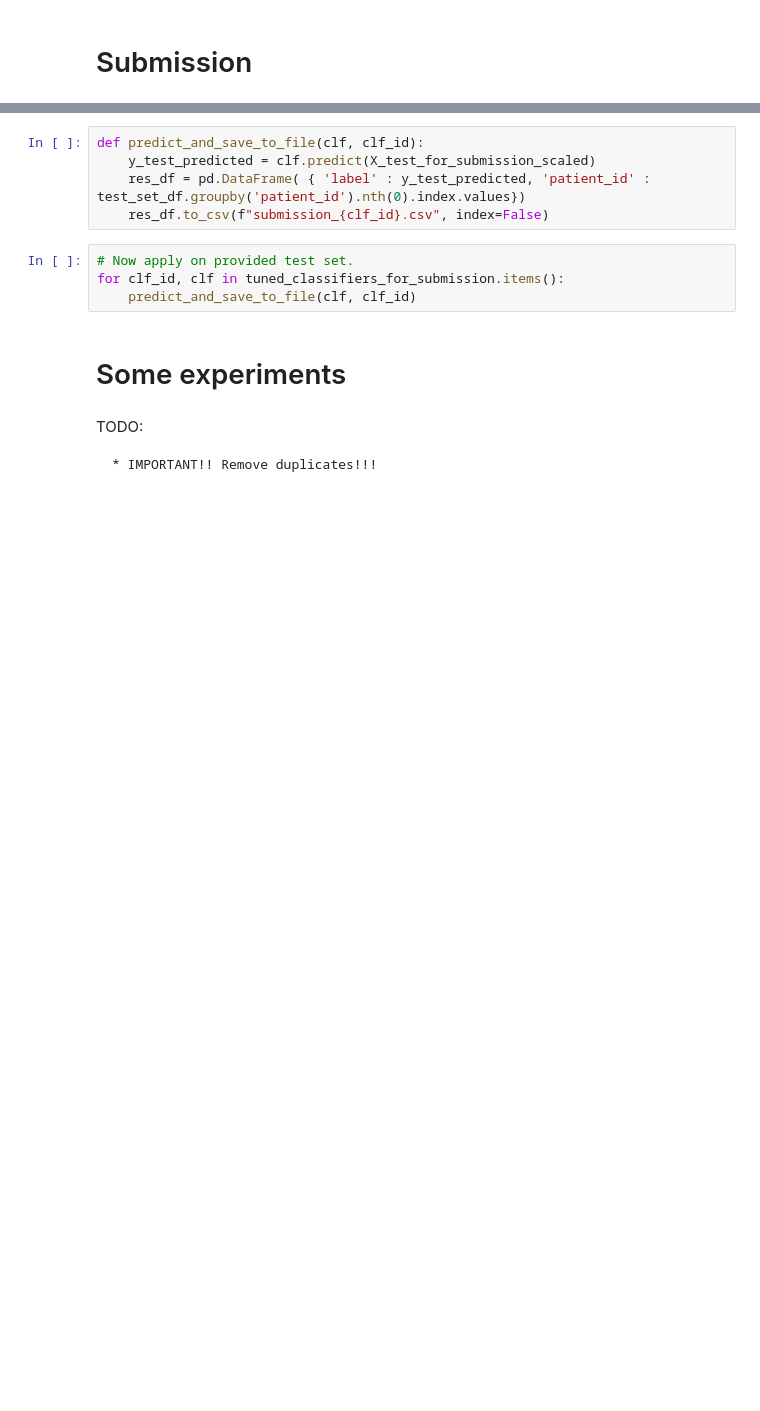
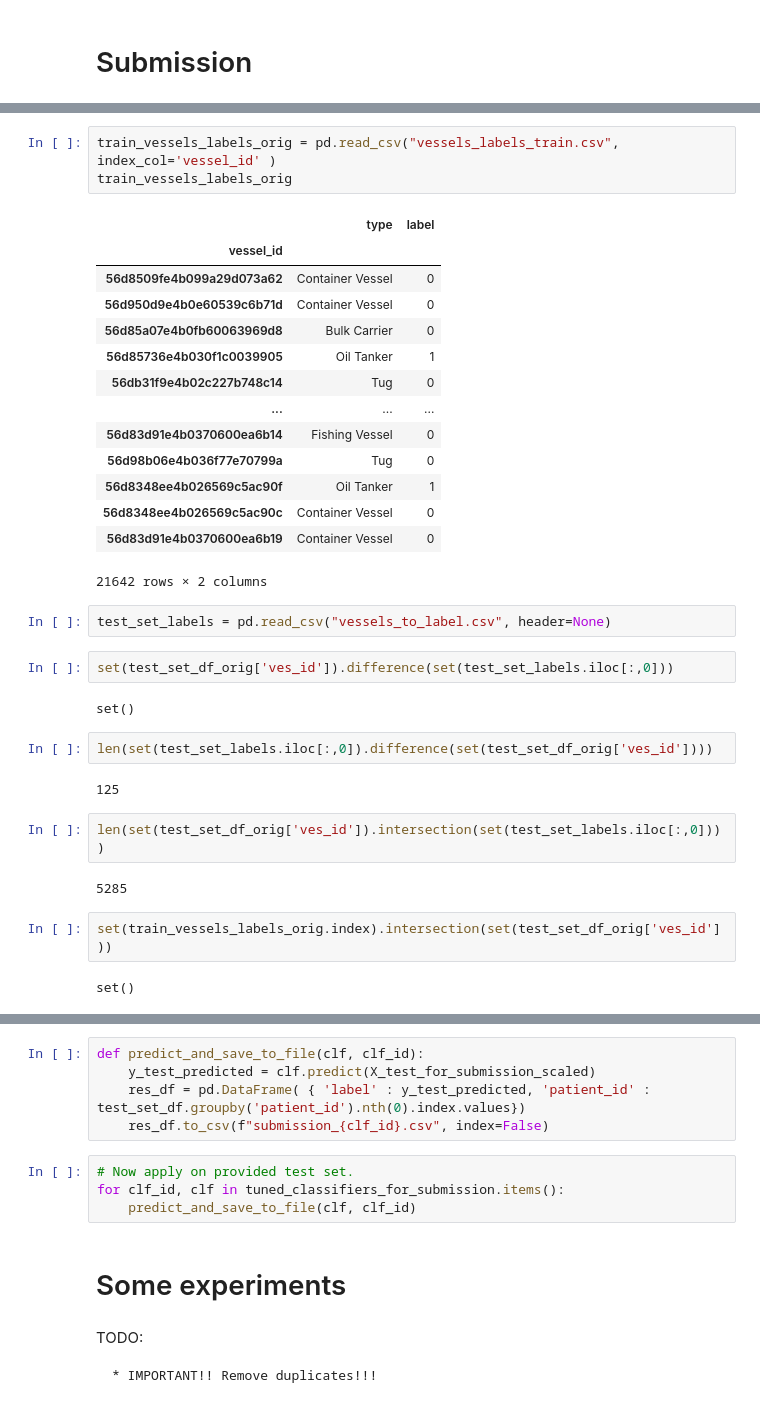
Before and after one commit to matanma/ML, a Jupyter notebook: WinWard/WinWard.ipynb, the cells around one changed output, grey strips where cells are left out. Saved outputs shown, nothing was run; the diff lists cells and outputs as text; blank space fills up the shorter version.

```diff
--- a/WinWard/WinWard.ipynb
+++ b/WinWard/WinWard.ipynb
@@ -1214,0 +1234,36 @@ RF: {'class_weight': 'balanced', 'max_depth': 40, 'n_estimators': 500}, 0.758
+# %%
+train_vessels_labels_orig = pd.read_csv("vessels_labels_train.csv", index_col='vessel_id' )
+train_vessels_labels_orig
+# %% [output]
+|  | type | label |
+| vessel_id |  |  |
+| 56d8509fe4b099a29d073a62 | Container Vessel | 0 |
+| 56d950d9e4b0e60539c6b71d | Container Vessel | 0 |
+| 56d85a07e4b0fb60063969d8 | Bulk Carrier | 0 |
+| 56d85736e4b030f1c0039905 | Oil Tanker | 1 |
+| 56db31f9e4b02c227b748c14 | Tug | 0 |
+| ... | ... | ... |
+| 56d83d91e4b0370600ea6b14 | Fishing Vessel | 0 |
+| 56d98b06e4b036f77e70799a | Tug | 0 |
+| 56d8348ee4b026569c5ac90f | Oil Tanker | 1 |
+| 56d8348ee4b026569c5ac90c | Container Vessel | 0 |
+| 56d83d91e4b0370600ea6b19 | Container Vessel | 0 |
+21642 rows × 2 columns
+# %%
+test_set_labels = pd.read_csv("vessels_to_label.csv", header=None)
+# %%
+set(test_set_df_orig['ves_id']).difference(set(test_set_labels.iloc[:,0]))
+# %% [output]
+set()
+# %%
+len(set(test_set_labels.iloc[:,0]).difference(set(test_set_df_orig['ves_id'])))
+# %% [output]
+125
+# %%
+len(set(test_set_df_orig['ves_id']).intersection(set(test_set_labels.iloc[:,0])))
+# %% [output]
+5285
+# %%
+set(train_vessels_labels_orig.index).intersection(set(test_set_df_orig['ves_id']))
+# %% [output]
+set()
```
Also changed, not shown: parts of 21 cells of this notebook.
